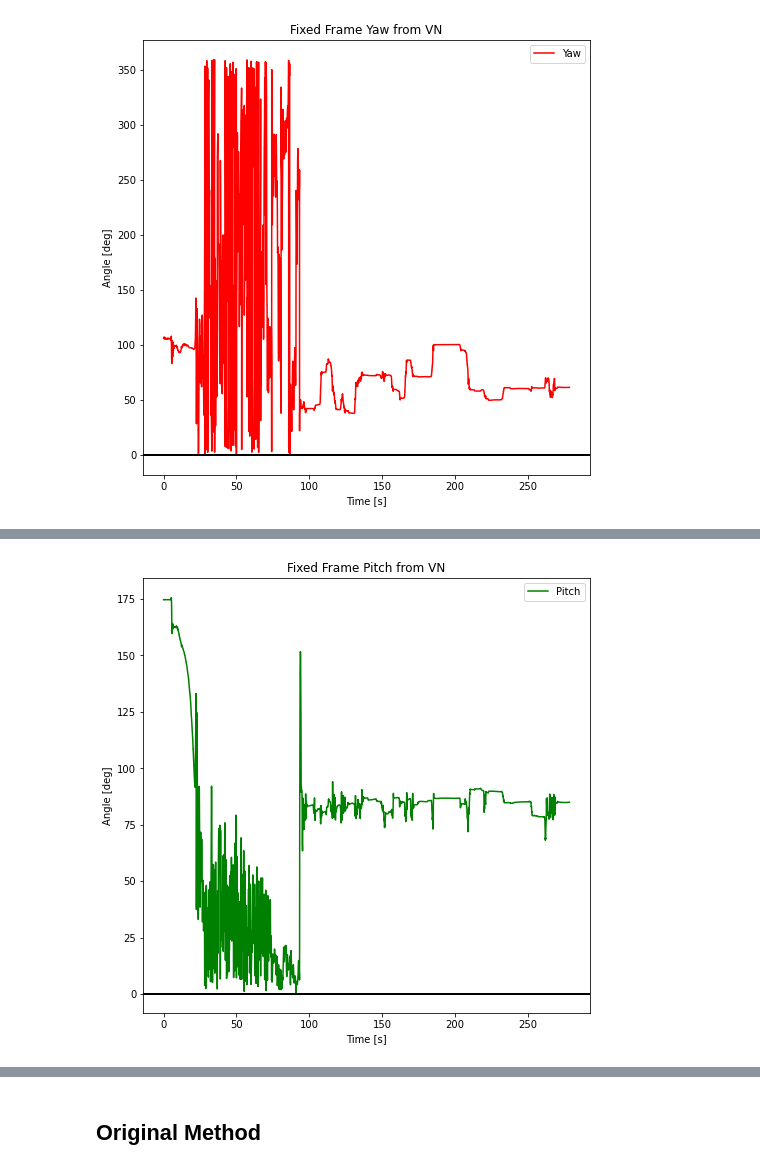
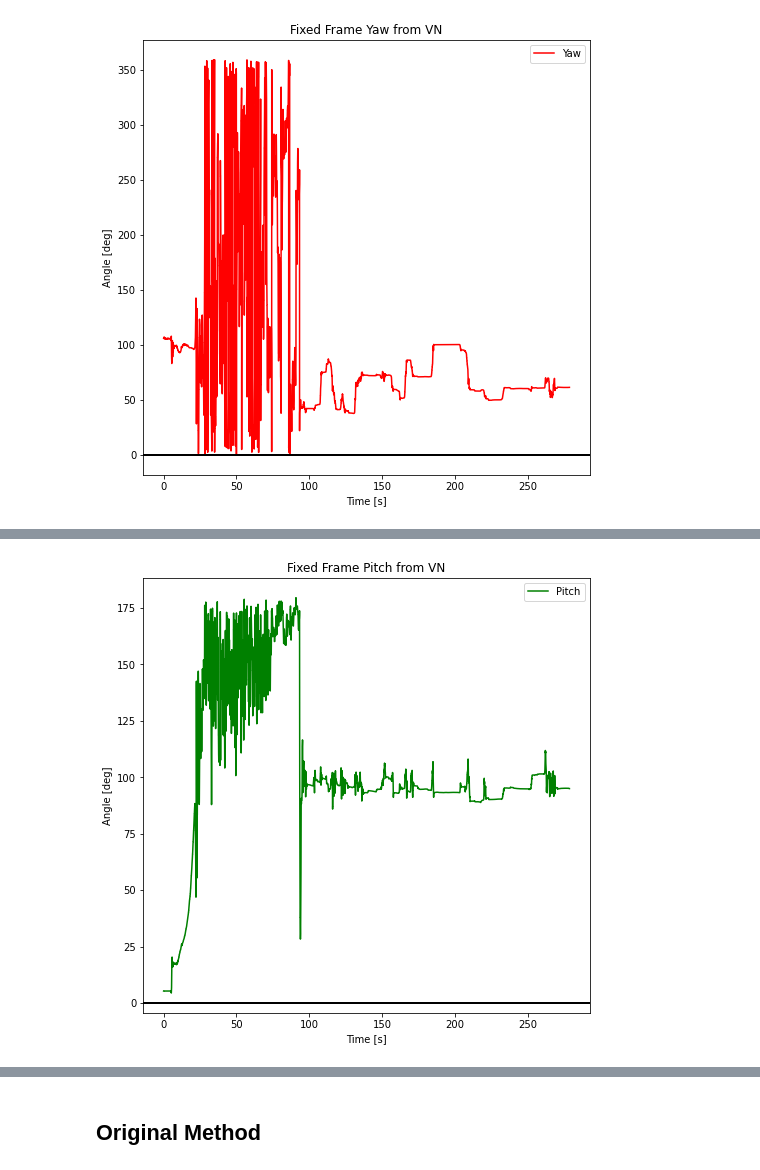
Before and after one commit to VADL-2022/IMU_VV, a Jupyter notebook: 05_NASA_SLI/SLI_Angle_Analysis.ipynb, the cells around one changed output, grey strips where cells are left out. Drawn from its saved outputs; the diff is of its cells as text; code cells hidden in the pictures.

Commit message:
Body frame pitch and roll

```diff
--- a/05_NASA_SLI/SLI_Angle_Analysis.ipynb
+++ b/05_NASA_SLI/SLI_Angle_Analysis.ipynb
@@ -56,12 +68,12 @@ plt.show()
 # %%
 fig = plt.figure(1, figsize=(8,8))
 ax = plt.subplot(111)
-ax.plot(time, pitch0+90, color='green', label='Pitch')
+ax.plot(time, -1*pitch0+90, color='green', label='Pitch')
 plt.axhline(y=0, color='black', linewidth=2)
 ax.set_title("Fixed Frame Pitch from VN")
 ax.set_xlabel('Time [s]')
 ax.set_ylabel("Angle [deg]")
 ax.legend()
 plt.show()
 # %% [output]
-[figure, old version]
+[figure, new version]
```
Also changed, not shown: parts of 13 cells of this notebook.
